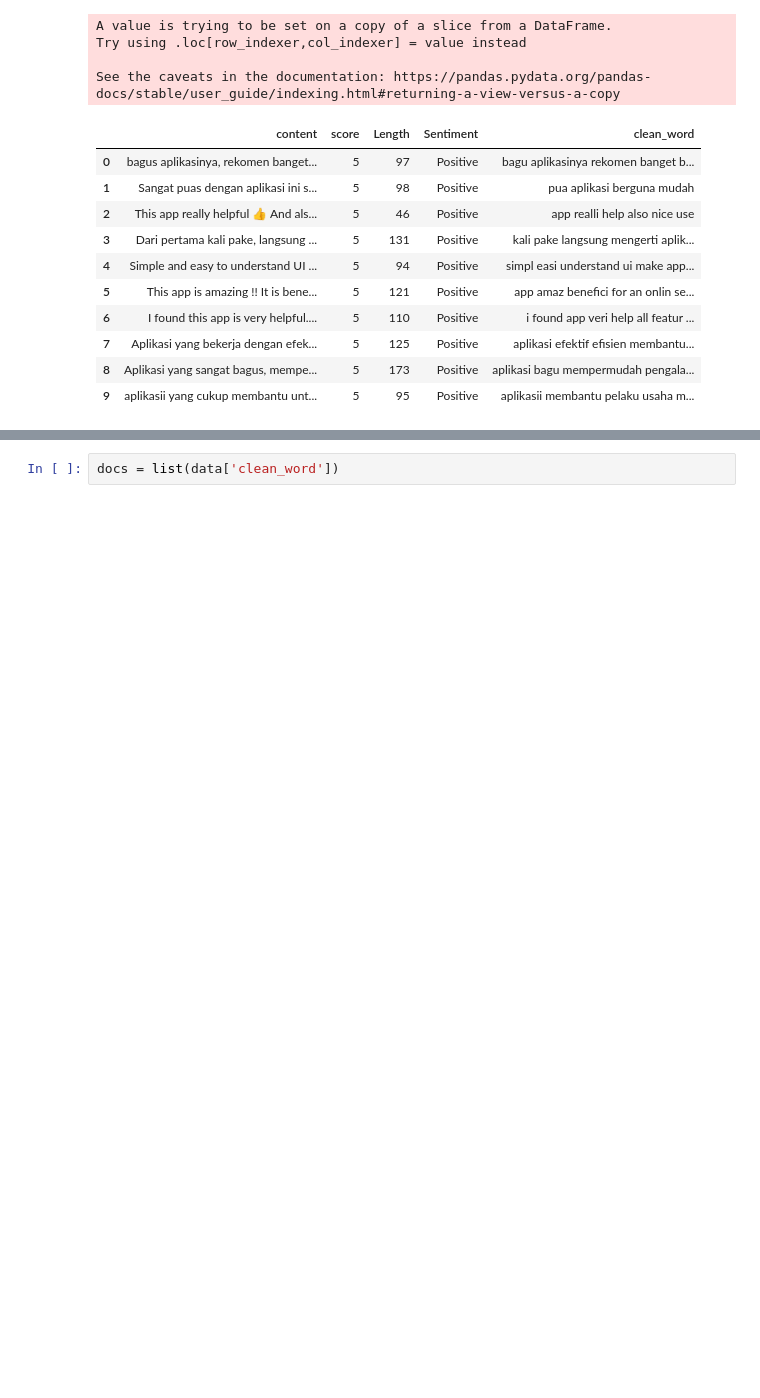
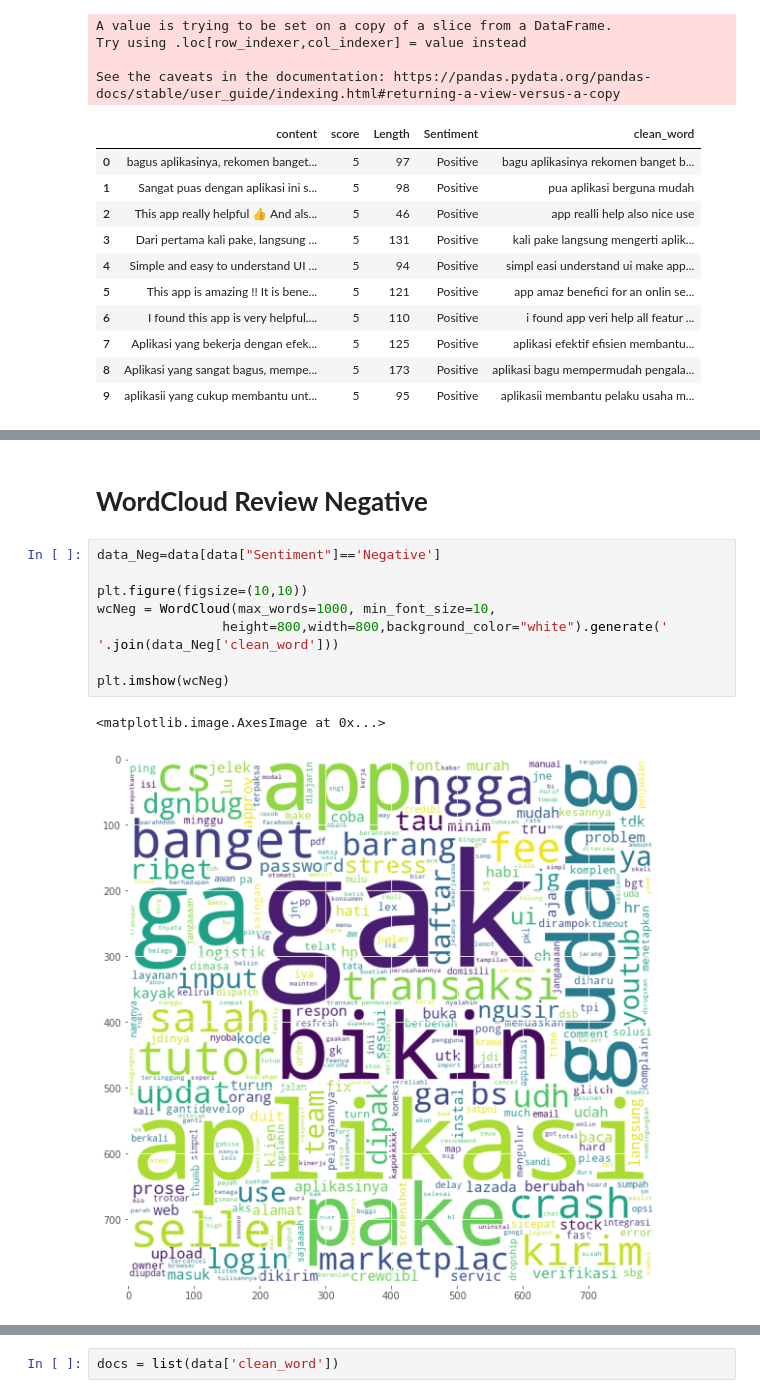
Before and after one commit to Rizqisafitri/Reviews_Crewdible, a Jupyter notebook: Sentiment_Analysis.ipynb, the cells around one changed output, grey strips where cells are left out. Saved outputs shown, nothing was run; the diff lists cells and outputs as text; blank space fills up the shorter version.

```diff
--- a/Sentiment_Analysis.ipynb
+++ b/Sentiment_Analysis.ipynb
@@ -328,0 +278,13 @@ See the caveats in the documentation: https://pandas.pydata.org/pandas-docs/stab
+# %% [markdown]
+# **WordCloud Review Negative**
+# %%
+data_Neg=data[data["Sentiment"]=='Negative']
+
+plt.figure(figsize=(10,10))
+wcNeg = WordCloud(max_words=1000, min_font_size=10,
+                height=800,width=800,background_color="white").generate(' '.join(data_Neg['clean_word']))
+
+plt.imshow(wcNeg)
+# %% [output]
+<matplotlib.image.AxesImage at 0x...>
+[figure, added]
```
Also changed, not shown: parts of 15 cells of this notebook.
